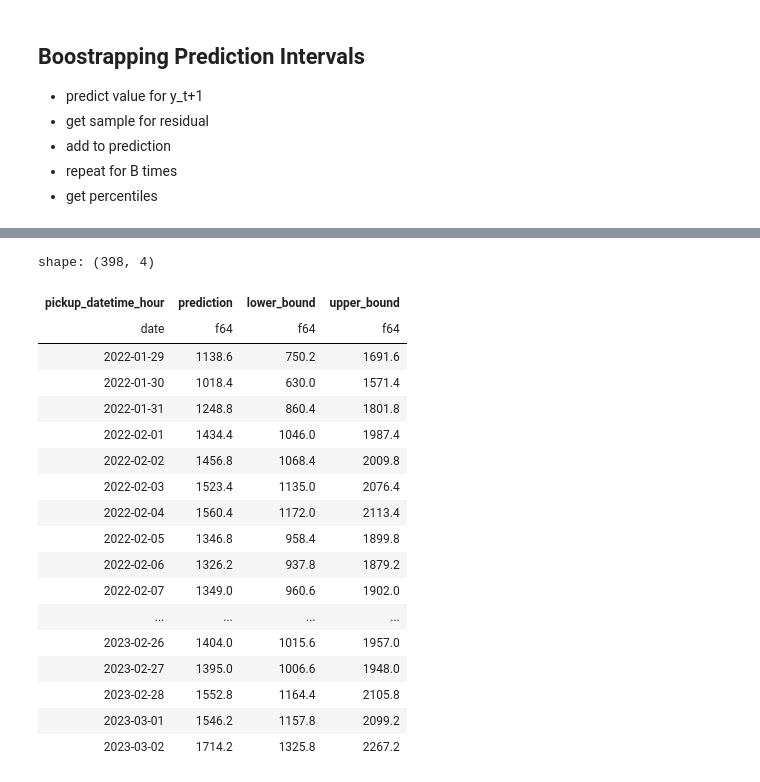
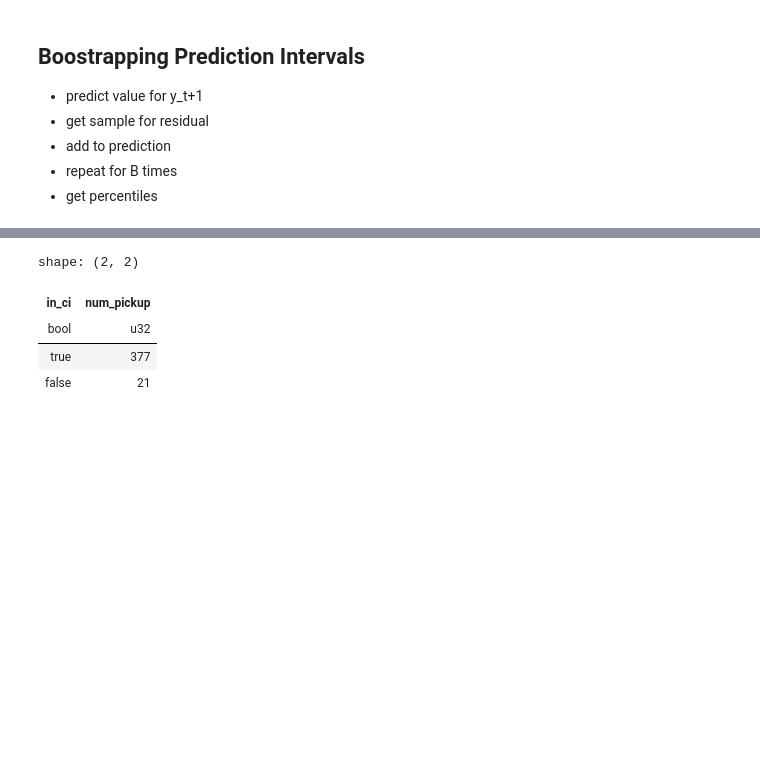
Before and after one commit to slafaurie/taxi_demand_service, a Jupyter notebook: notebooks/03_baseline_model.ipynb, the cells around one changed output, grey strips where cells are left out. Cells and saved outputs as stored; diff of their text form; code cells hidden in the pictures; blank space fills up the shorter version.

Commit message:
fix bootstrap ci

```diff
--- a/notebooks/03_baseline_model.ipynb
+++ b/notebooks/03_baseline_model.ipynb
@@ -153,38 +237,43 @@ array([-27.33273869,  15.15008794])
 # %%
+rng = np.random.default_rng(seed=25)
+
+
+bootstrap_errors = pl.DataFrame(
+    rng.choice(residuals, (predictions.shape[0], B))
+    , schema=[f"prediction_{x}" for x in range(B)]
+)
+
+
+
 (
-    predictions
-    .select(
-        [pl.col(ModelConfig.TS_INDEX), pl.col("prediction")]
-        + [(pl.col("prediction") + np.random.choice(residuals)).alias(f"prediction_{x}") for x in range(B)]
+    train_with_predicitions
+    .select([ModelConfig.TS_INDEX, "prediction", "num_pickup"])
+    .hstack(bootstrap_errors)
+    .with_columns(
+        [(pl.col("prediction") + pl.col(f"prediction_{x}")).alias(f"prediction_{x}") for x in range(B)]
     )
-    .melt(id_vars = [ModelConfig.TS_INDEX, "prediction"])
-    .group_by([pl.col(ModelConfig.TS_INDEX), pl.col("prediction")])
+    .melt(id_vars = [ModelConfig.TS_INDEX, "prediction", "num_pickup"])
+    .group_by([pl.col(ModelConfig.TS_INDEX), pl.col("prediction"), "num_pickup"])
     .agg(
         pl.col("value").quantile(0.025).alias("lower_bound")
         , pl.col("value").quantile(0.975).alias("upper_bound")
     )
     .sort(ModelConfig.TS_INDEX)
+    .with_columns([
+        pl.col("num_pickup").is_between(pl.col("lower_bound"), pl.col("upper_bound")).alias("in_ci")
+        , (pl.col("upper_bound") - pl.col("lower_bound")).alias("width")
+    ])
+    .group_by(pl.col("in_ci"))
+    .agg(
+        pl.col("num_pickup").count()
+    )
 )
 # %% [output]
-shape: (398, 4)
+shape: (2, 2)
-| pickup_datetime_hour | prediction | lower_bound | upper_bound |
-| date | f64 | f64 | f64 |
-| 2022-01-29 | 1138.6 | 750.2 | 1691.6 |
-| 2022-01-30 | 1018.4 | 630.0 | 1571.4 |
-| 2022-01-31 | 1248.8 | 860.4 | 1801.8 |
-| 2022-02-01 | 1434.4 | 1046.0 | 1987.4 |
-| 2022-02-02 | 1456.8 | 1068.4 | 2009.8 |
-| 2022-02-03 | 1523.4 | 1135.0 | 2076.4 |
-| 2022-02-04 | 1560.4 | 1172.0 | 2113.4 |
-| 2022-02-05 | 1346.8 | 958.4 | 1899.8 |
-| 2022-02-06 | 1326.2 | 937.8 | 1879.2 |
-| 2022-02-07 | 1349.0 | 960.6 | 1902.0 |
-| ... | ... | ... | ... |
-| 2023-02-26 | 1404.0 | 1015.6 | 1957.0 |
-| 2023-02-27 | 1395.0 | 1006.6 | 1948.0 |
-| 2023-02-28 | 1552.8 | 1164.4 | 2105.8 |
-| 2023-03-01 | 1546.2 | 1157.8 | 2099.2 |
-| 2023-03-02 | 1714.2 | 1325.8 | 2267.2 |
+| in_ci | num_pickup |
+| bool | u32 |
+| true | 377 |
+| false | 21 |
 # %%
 (
     train_with_predicitions
```
Also changed, not shown: parts of 7 cells of this notebook, 2 other files.
